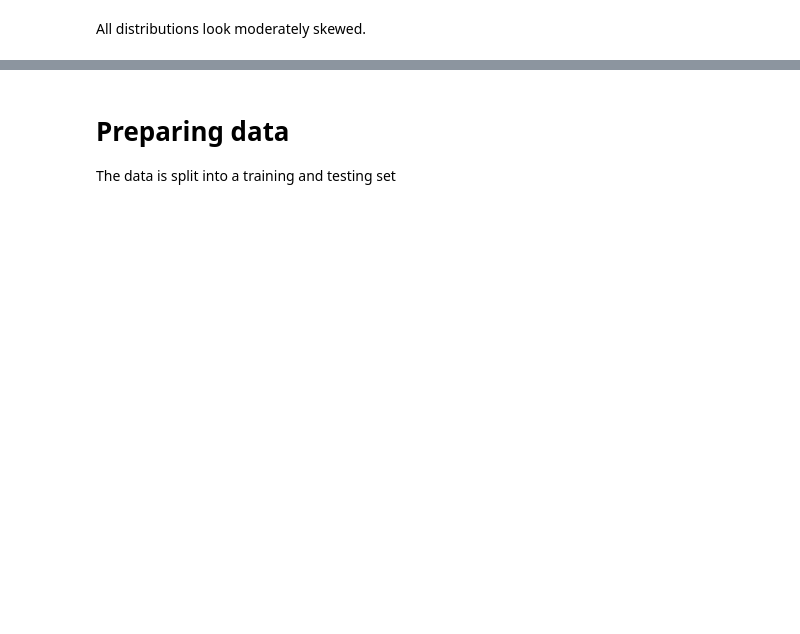
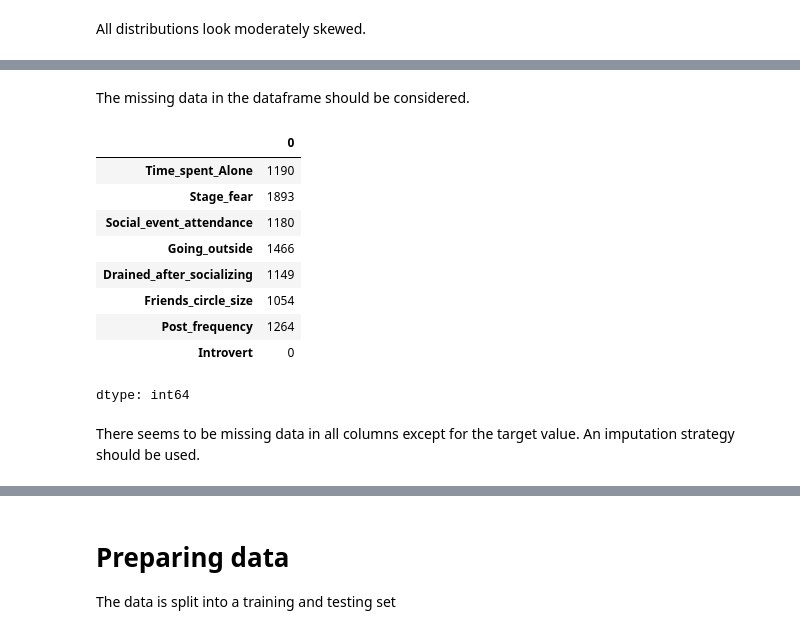
Before and after one commit to simon-mellergaard/datasimon, a Jupyter notebook: Kaggle competitions/introverts-extroverts.ipynb, the cells around one changed output, grey strips where cells are left out. Cells and saved outputs as stored; diff of their text form; code cells hidden in the pictures; blank space fills up the shorter version.

```diff
--- a/Kaggle competitions/introverts-extroverts.ipynb
+++ b/Kaggle competitions/introverts-extroverts.ipynb
@@ -129,0 +128,17 @@ sns.lmplot(
+# %% [markdown]
+The missing data in the dataframe should be considered.
+# %%
+data.isnull().sum()
+# %% [output]
+|  | 0 |
+| Time_spent_Alone | 1190 |
+| Stage_fear | 1893 |
+| Social_event_attendance | 1180 |
+| Going_outside | 1466 |
+| Drained_after_socializing | 1149 |
+| Friends_circle_size | 1054 |
+| Post_frequency | 1264 |
+| Introvert | 0 |
+dtype: int64
+# %% [markdown]
+There seems to be missing data in all columns except for the target value. An imputation strategy should be used.
```
Also changed, not shown: parts of 21 cells of this notebook.
